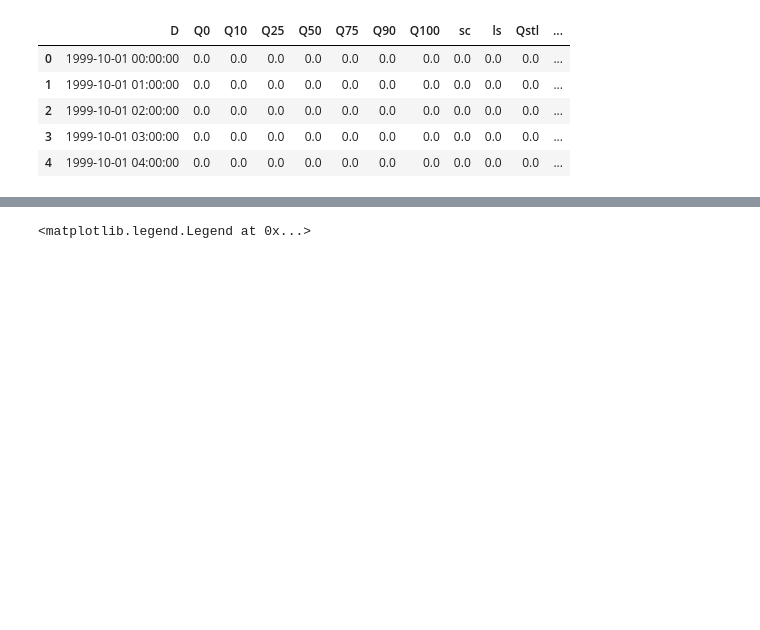
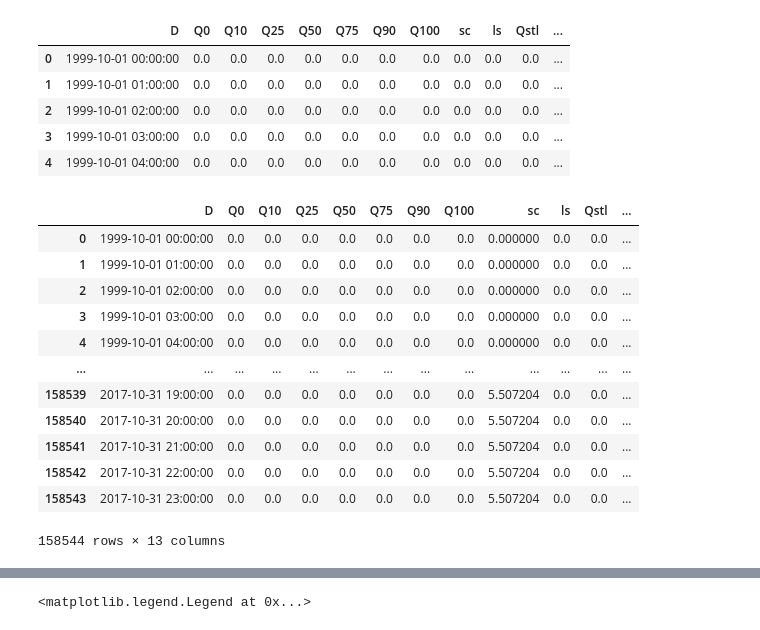
Before and after one commit to varyabazilova/hma_sediments, a Jupyter notebook: sediment_scenarios/test.ipynb, the cells around one changed output, grey strips where cells are left out. Cells and saved outputs as stored; diff of their text form; code cells hidden in the pictures; blank space fills up the shorter version.

```diff
--- a/sediment_scenarios/test.ipynb
+++ b/sediment_scenarios/test.ipynb
@@ -61,2 +69,18 @@ sed_out1 = sed_out.set_index('D')#[20:50000]
+# %%
+sed_out
+# %% [output]
+|  | D | Q0 | Q10 | Q25 | Q50 | Q75 | Q90 | Q100 | sc | ls | Qstl | ... |
+| 0 | 1999-10-01 00:00:00 | 0.0 | 0.0 | 0.0 | 0.0 | 0.0 | 0.0 | 0.0 | 0.000000 | 0.0 | 0.0 | ... |
+| 1 | 1999-10-01 01:00:00 | 0.0 | 0.0 | 0.0 | 0.0 | 0.0 | 0.0 | 0.0 | 0.000000 | 0.0 | 0.0 | ... |
+| 2 | 1999-10-01 02:00:00 | 0.0 | 0.0 | 0.0 | 0.0 | 0.0 | 0.0 | 0.0 | 0.000000 | 0.0 | 0.0 | ... |
+| 3 | 1999-10-01 03:00:00 | 0.0 | 0.0 | 0.0 | 0.0 | 0.0 | 0.0 | 0.0 | 0.000000 | 0.0 | 0.0 | ... |
+| 4 | 1999-10-01 04:00:00 | 0.0 | 0.0 | 0.0 | 0.0 | 0.0 | 0.0 | 0.0 | 0.000000 | 0.0 | 0.0 | ... |
+| ... | ... | ... | ... | ... | ... | ... | ... | ... | ... | ... | ... | ... |
+| 158539 | 2017-10-31 19:00:00 | 0.0 | 0.0 | 0.0 | 0.0 | 0.0 | 0.0 | 0.0 | 5.507204 | 0.0 | 0.0 | ... |
+| 158540 | 2017-10-31 20:00:00 | 0.0 | 0.0 | 0.0 | 0.0 | 0.0 | 0.0 | 0.0 | 5.507204 | 0.0 | 0.0 | ... |
+| 158541 | 2017-10-31 21:00:00 | 0.0 | 0.0 | 0.0 | 0.0 | 0.0 | 0.0 | 0.0 | 5.507204 | 0.0 | 0.0 | ... |
+| 158542 | 2017-10-31 22:00:00 | 0.0 | 0.0 | 0.0 | 0.0 | 0.0 | 0.0 | 0.0 | 5.507204 | 0.0 | 0.0 | ... |
+| 158543 | 2017-10-31 23:00:00 | 0.0 | 0.0 | 0.0 | 0.0 | 0.0 | 0.0 | 0.0 | 5.507204 | 0.0 | 0.0 | ... |
+158544 rows × 13 columns
 # %%
 
```
Also changed, not shown: parts of 12 cells of this notebook, 9 other files.
